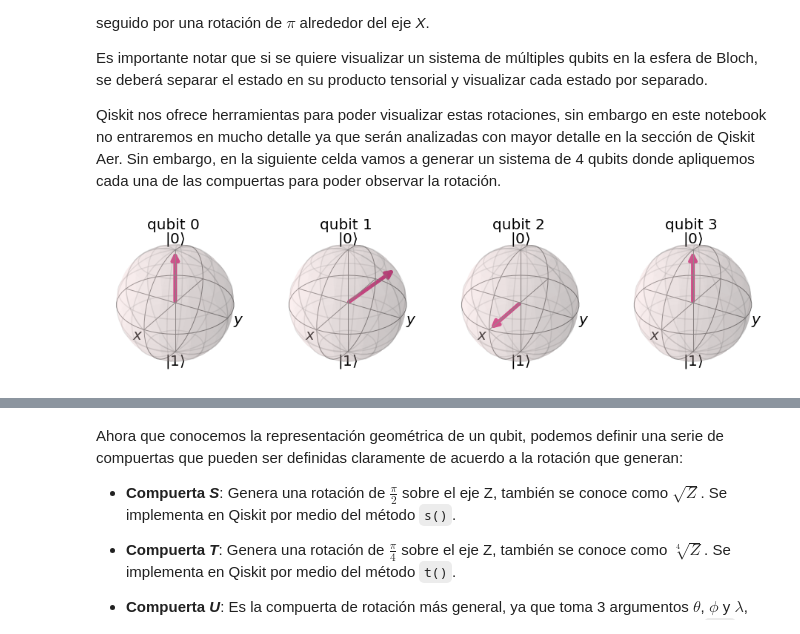
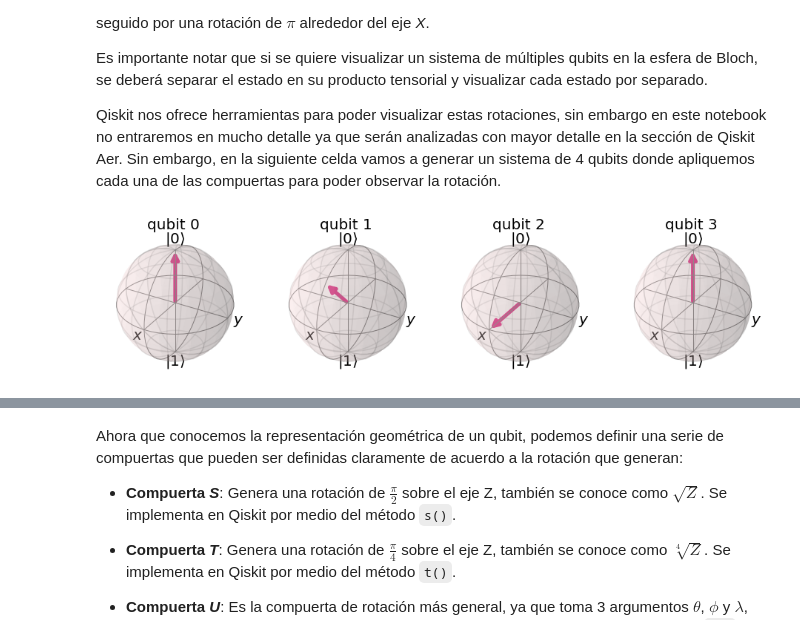
Before and after one commit to QMexico/taller-qiskit, a Jupyter notebook: 02_Qiskit_Terra/01_circuitos_cuanticos.ipynb, the cells around one changed output, grey strips where cells are left out. Cells and saved outputs as stored; diff of their text form; code cells hidden in the pictures.

```diff
--- a/02_Qiskit_Terra/01_circuitos_cuanticos.ipynb
+++ b/02_Qiskit_Terra/01_circuitos_cuanticos.ipynb
@@ -462,29 +467,29 @@ Qiskit nos ofrece herramientas para poder visualizar estas rotaciones, sin embar
 # %%
 # Generamos un circuito de 4 qubits
 x = QuantumRegister(1, name='x')
 y = QuantumRegister(1, name='y')
 z = QuantumRegister(1, name='z')
 h = QuantumRegister(1, name='h')
 
 qc = QuantumCircuit(x,y,z,h)
 
-# El segundo qubit se inicializará en un estado con ángulo theta igual a 45 para observar la rotación sobre el eje
-# Y, la compuerta utilizada será descrita más adelante
-qc.u(1,3*pi/4, 0, 1)
+# El segundo qubit se inicializará en un estado con ángulo theta igual a 45 sobre el plano 'xz'
+# para observar la rotación sobre el eje 'y', la compuerta utilizada será descrita más adelante
+qc.u(pi/4, 0, 0, 1)
 
 
 # Aplicamos una compuerta Hadamard al tercer qubit para empezar sobre el eje X y observar las rotaciones respecto
 # alrededor del eje Z
 
 qc.h(2)
 
 # Observamos el estado inicial de los qubits
 state = Aer.get_backend('statevector_simulator')
 result = execute(qc,state).result()
 out_state = result.get_statevector()
 plot_bloch_multivector(out_state)
 # %% [output]
-[figure, old version]
+[figure, new version]
 # %%
 # Aplicamos las compuertas a su respectivo qubit
 qc.x(0)     # El vector se moverá del polo norte al polo sur
```
Also changed, not shown: parts of 6 cells of this notebook.
